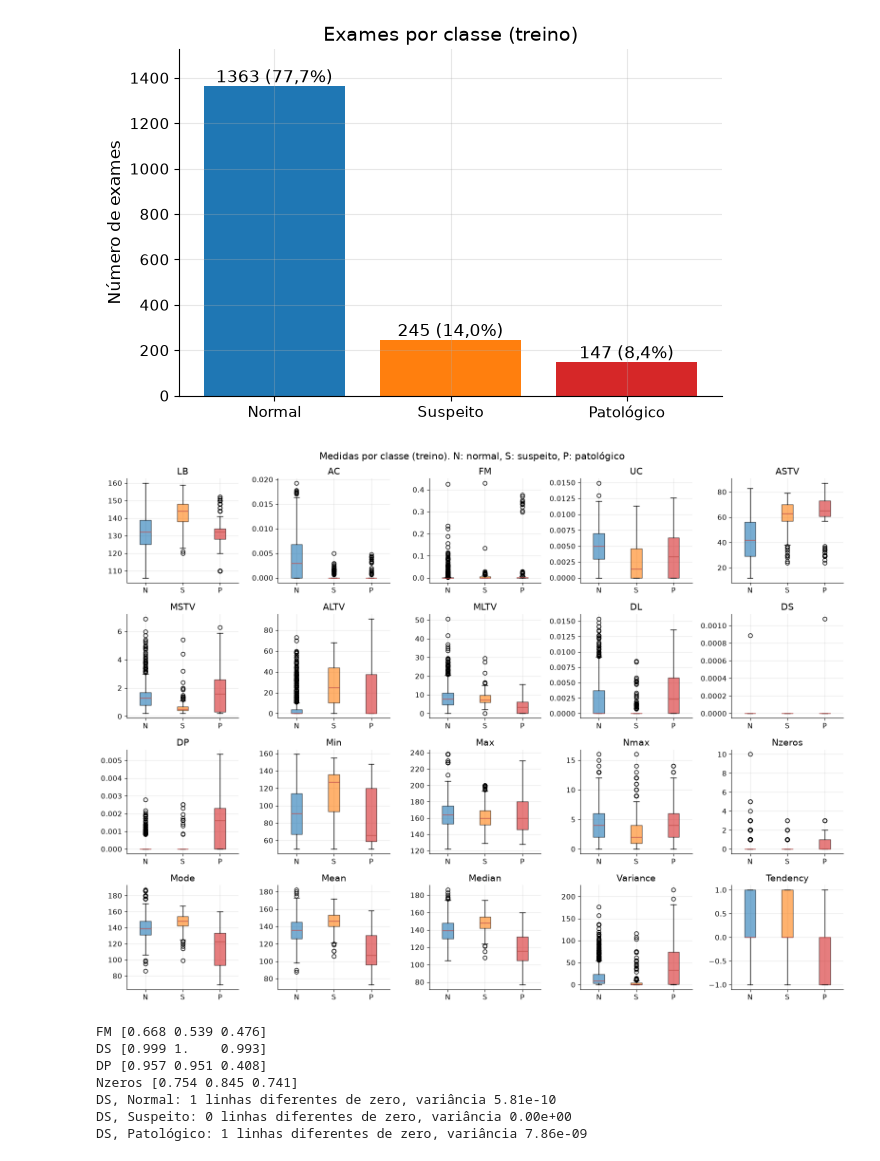
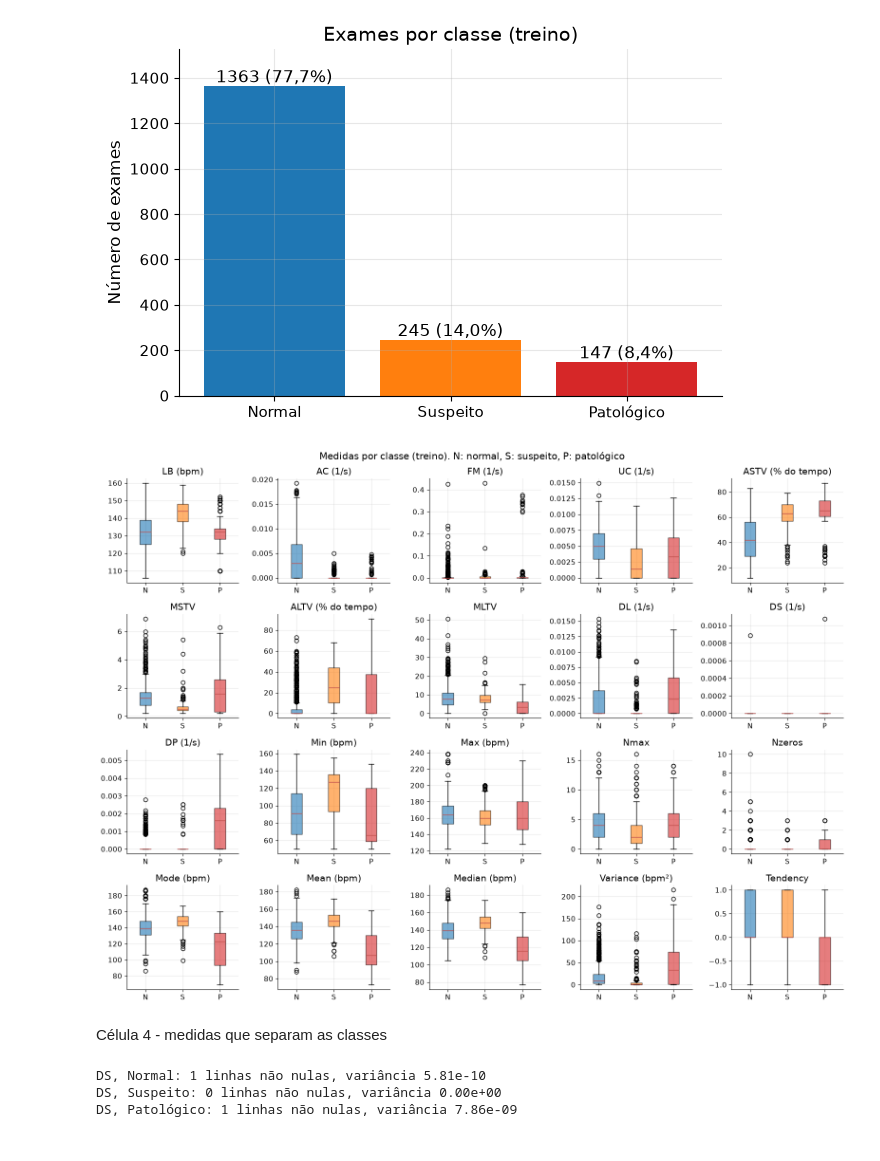
Before and after one commit to ml1-impatech/statstech-analise, a Jupyter notebook: notebooks/ctg_exploration.ipynb, the cells around one changed output. Cells and saved outputs as stored; diff of their text form; code cells hidden in the pictures.

Commit message:
Adiciona e corrige as células até 6 e seus respectivos arquivos.

```diff
--- a/notebooks/ctg_exploration.ipynb
+++ b/notebooks/ctg_exploration.ipynb
@@ -35,43 +47,55 @@ plt.show()
 # %% [output]
 [figure]
 # %%
-n_rows, n_cols = 4, 5
-fig, axes = plt.subplots(n_rows, n_cols, figsize=(16, 12))
+# Célula 3 - boxplots das medidas por classe
+# Gera (ctg_boxplots.png)
 
+UNITS = {
+    "LB": "bpm", "Min": "bpm", "Max": "bpm",
+    "Mode": "bpm", "Mean": "bpm", "Median": "bpm",
+    "Variance": "bpm²",
+    "AC": "1/s", "FM": "1/s", "UC": "1/s",
+    "DL": "1/s", "DS": "1/s", "DP": "1/s",
+    "ASTV": "% do tempo", "ALTV": "% do tempo",
+}
+
+fig, axes = plt.subplots(4, 5, figsize=(16, 12))
 for j, ax in enumerate(axes.flat):
-    # valores da medida j em cada classe: uma lista com 3 arrays
     values_by_class = [X[y == k, j] for k in range(3)]
-
     box = ax.boxplot(values_by_class, patch_artist=True)
     for patch, color in zip(box["boxes"], CLASS_COLORS):
         patch.set_facecolor(color)
         patch.set_alpha(0.6)
-
-    ax.set_title(names[j])
+    unit = UNITS.get(names[j], "")
+    ax.set_title(f"{names[j]} ({unit})" if unit else names[j])
     ax.set_xticks([1, 2, 3], ["N", "S", "P"])
 
 fig.suptitle("Medidas por classe (treino). N: normal, S: suspeito, P: patológico")
 fig.tight_layout()
-fig.savefig(FIGURES / "ctg_boxplots.png", dpi=200, bbox_inches="tight")
+save_figure(fig, "ctg_boxplots")
 plt.show()
 # %% [output]
-[figure, old version]
+[figure, new version]
+# %% [markdown]
+Célula 4 - medidas que separam as classes
 # %%
-idx = {name: i for i, name in enumerate(names)}
+# Célula 5 - fração de zeros por classe
+# gera (ctg_fracao_zeros.csv)
+
+# Boxplots de DS, DP, FM e Nzeros ficam colapsados em zero. Esta tabela mostra
+# a fração de zeros por classe e confirma a variância nula do DS no suspeito.
+rows = []
 for name in ["FM", "DS", "DP", "Nzeros"]:
     zeros = [(X[y == k, idx[name]] == 0).mean() for k in range(3)]
-    print(name, np.round(zeros, 3))
+    rows.append({"medida": name, **dict(zip(CLASS_NAMES, np.round(zeros, 3)))})
+save_table(rows, "ctg_fracao_zeros")
 
-    ds = X[:, idx["DS"]]
+ds = X[:, idx["DS"]]
 for k, class_name in enumerate(CLASS_NAMES):
     n_nonzero = int((ds[y == k] != 0).sum())
-    print(f"DS, {class_name}: {n_nonzero} linhas diferentes de zero, "
+    print(f"DS, {class_name}: {n_nonzero} linhas não nulas, "
           f"variância {ds[y == k].var():.2e}")
 # %% [output]
-FM [0.668 0.539 0.476]
-DS [0.999 1.    0.993]
-DP [0.957 0.951 0.408]
-Nzeros [0.754 0.845 0.741]
-DS, Normal: 1 linhas diferentes de zero, variância 5.81e-10
-DS, Suspeito: 0 linhas diferentes de zero, variância 0.00e+00
-DS, Patológico: 1 linhas diferentes de zero, variância 7.86e-09
+DS, Normal: 1 linhas não nulas, variância 5.81e-10
+DS, Suspeito: 0 linhas não nulas, variância 0.00e+00
+DS, Patológico: 1 linhas não nulas, variância 7.86e-09
```
Also changed, not shown: parts of 4 cells of this notebook, 3 other files.
